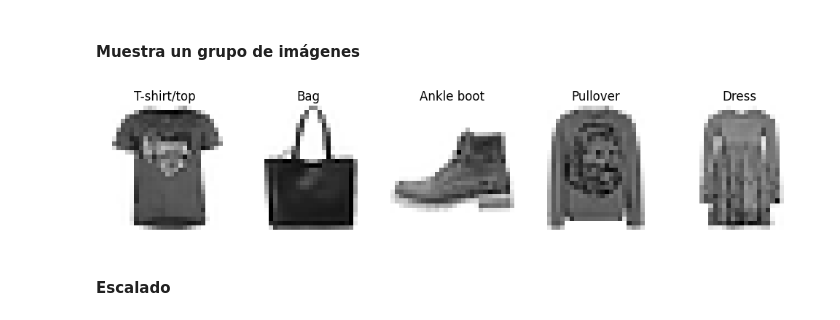
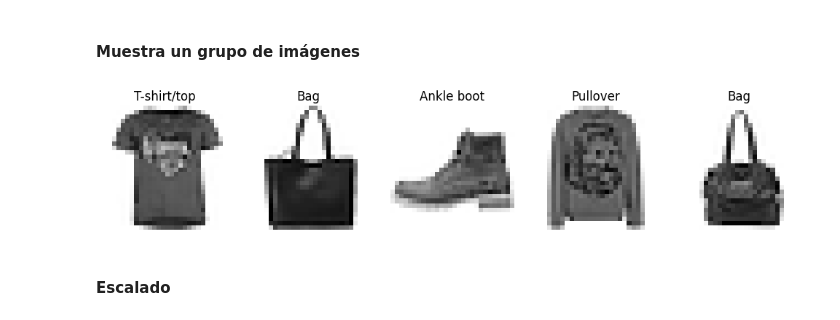
Before and after one commit to LupeVillegas/ONLINE_DS_THEBRIDGE_basic, a Jupyter notebook: Sprint_15/Unidad_02/18_Practica_Obligatoria_Introduccion_Keras.ipynb, the cells around one changed output. Cells and saved outputs as stored; diff of their text form; code cells hidden in the pictures.

```diff
--- a/Sprint_15/Unidad_02/18_Practica_Obligatoria_Introduccion_Keras.ipynb
+++ b/Sprint_15/Unidad_02/18_Practica_Obligatoria_Introduccion_Keras.ipynb
@@ -133,9 +133,9 @@ class_names = [ "T-shirt/top", "Trouser", "Pullover", "Dress", "Coat",
 # %% [markdown]
 #### Muestra un grupo de imágenes
 # %%
-bt.show_subset(train_images, train_labels, [564, 454, 3520, 26776, 25128])
+bt.show_subset(train_images, train_labels, [564, 454, 3520, 26776, 5128])
 # %% [output]
-[figure, old version]
+[figure, new version]
 # %% [markdown]
 #### Escalado
 # %%
```
Also changed, not shown: parts of 25 cells of this notebook, 3 other files.
